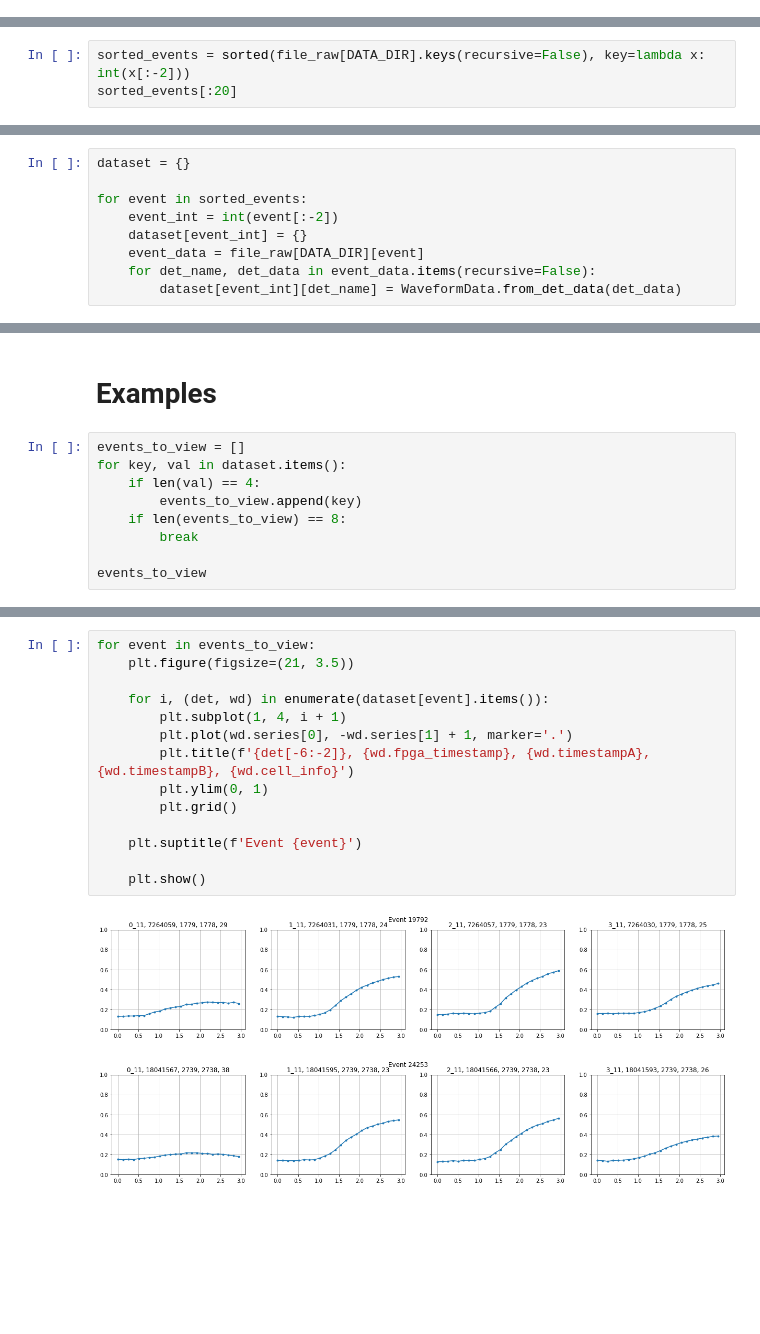
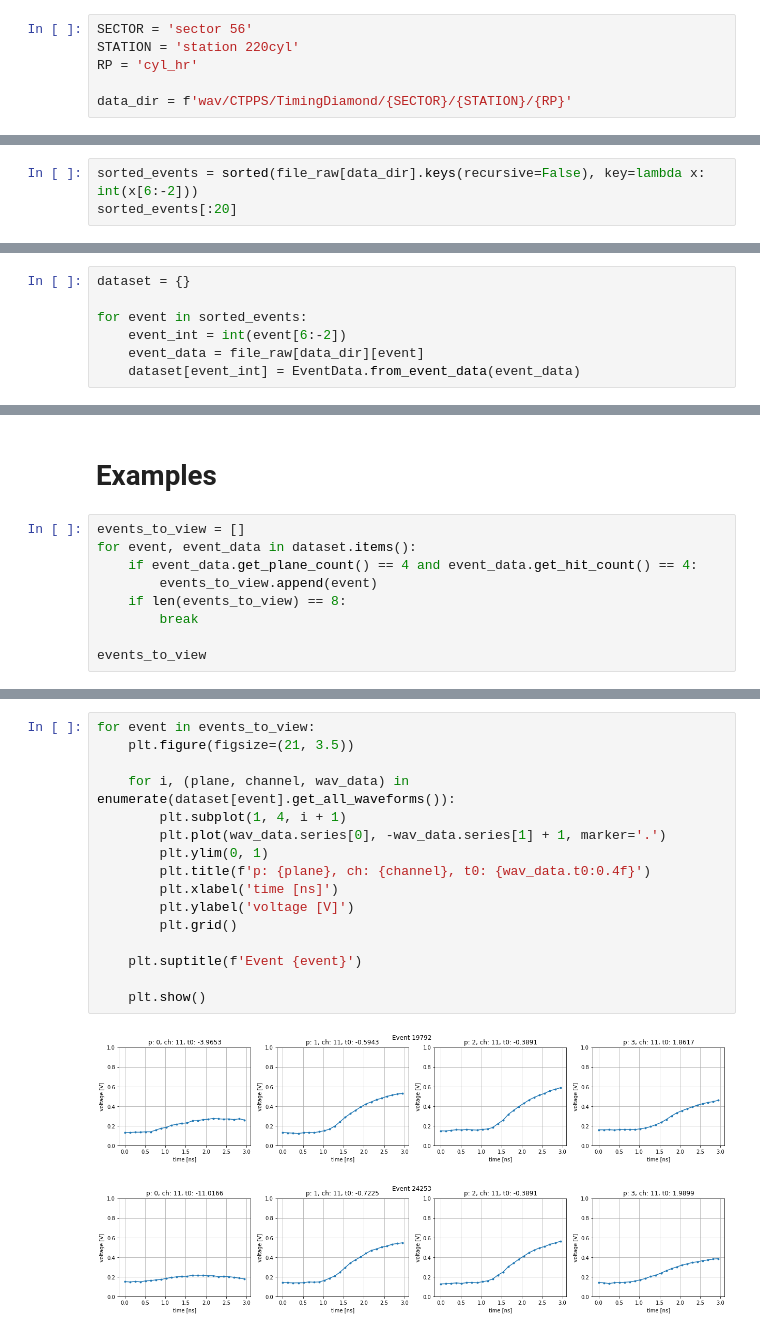
Before and after one commit to MatiXOfficial/pps-timing-ml, a Jupyter notebook: first_tests.ipynb, the cells around one changed output, grey strips where cells are left out. Saved outputs shown, nothing was run; the diff lists cells and outputs as text; blank space fills up the shorter version.

```diff
--- a/first_tests.ipynb
+++ b/first_tests.ipynb
@@ -16,3 +15,9 @@ DATA_DIR = 'wav/CTPPS/TimingDiamond/sector 56/station 220cyl/cyl_hr'
+# %%
+SECTOR = 'sector 56'
+STATION = 'station 220cyl'
+RP = 'cyl_hr'
+
+data_dir = f'wav/CTPPS/TimingDiamond/{SECTOR}/{STATION}/{RP}'
 # %%
 file_raw = uproot.open(WAV_FILE_PATH)
 
@@ -49,4 +54,4 @@ len(file_raw[DATA_DIR])
 # %%
-sorted_events = sorted(file_raw[DATA_DIR].keys(recursive=False), key=lambda x: int(x[:-2]))
+sorted_events = sorted(file_raw[data_dir].keys(recursive=False), key=lambda x: int(x[6:-2]))
 sorted_events[:20]
 # %% [output]
@@ -93,9 +144,7 @@ class WaveformData:
 dataset = {}
 
 for event in sorted_events:
-    event_int = int(event[:-2])
-    dataset[event_int] = {}
-    event_data = file_raw[DATA_DIR][event]
-    for det_name, det_data in event_data.items(recursive=False):
-        dataset[event_int][det_name] = WaveformData.from_det_data(det_data)
+    event_int = int(event[6:-2])
+    event_data = file_raw[data_dir][event]
+    dataset[event_int] = EventData.from_event_data(event_data)
 # %%
@@ -115,9 +167,9 @@ defaultdict(int,
 # Examples
 # %%
 events_to_view = []
-for key, val in dataset.items():
-    if len(val) == 4:
-        events_to_view.append(key)
+for event, event_data in dataset.items():
+    if event_data.get_plane_count() == 4 and event_data.get_hit_count() == 4:
+        events_to_view.append(event)
     if len(events_to_view) == 8:
         break
 
@@ -127,17 +179,19 @@ events_to_view
 # %%
 for event in events_to_view:
     plt.figure(figsize=(21, 3.5))
 
-    for i, (det, wd) in enumerate(dataset[event].items()):
+    for i, (plane, channel, wav_data) in enumerate(dataset[event].get_all_waveforms()):
         plt.subplot(1, 4, i + 1)
-        plt.plot(wd.series[0], -wd.series[1] + 1, marker='.')
-        plt.title(f'{det[-6:-2]}, {wd.fpga_timestamp}, {wd.timestampA}, {wd.timestampB}, {wd.cell_info}')
+        plt.plot(wav_data.series[0], -wav_data.series[1] + 1, marker='.')
         plt.ylim(0, 1)
+        plt.title(f'p: {plane}, ch: {channel}, t0: {wav_data.t0:0.4f}')
+        plt.xlabel('time [ns]')
+        plt.ylabel('voltage [V]')
         plt.grid()
 
     plt.suptitle(f'Event {event}')
 
     plt.show()
 # %% [output]
-[figure, old version]
+[figure, new version]
-[figure, old version]
+[figure, new version]
```
Also changed, not shown: parts of 15 cells of this notebook.
